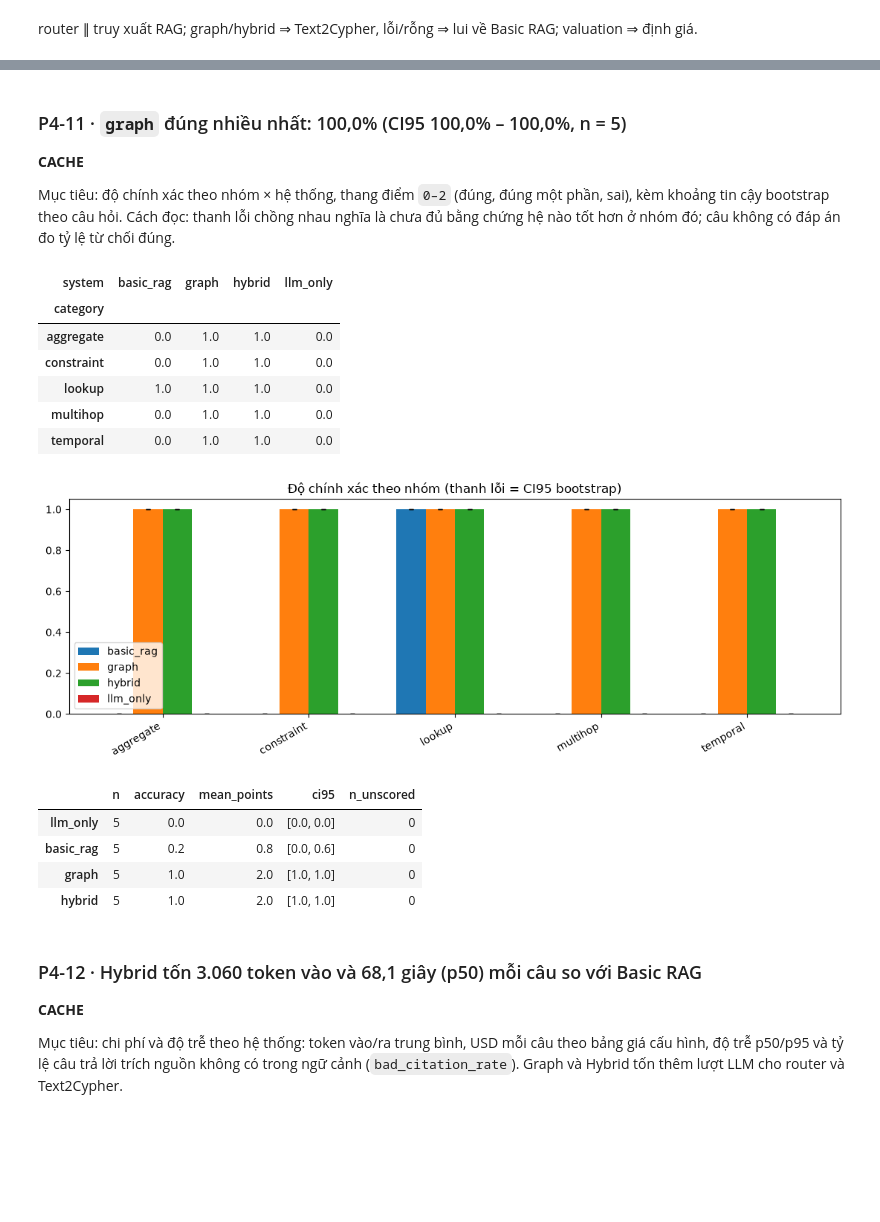
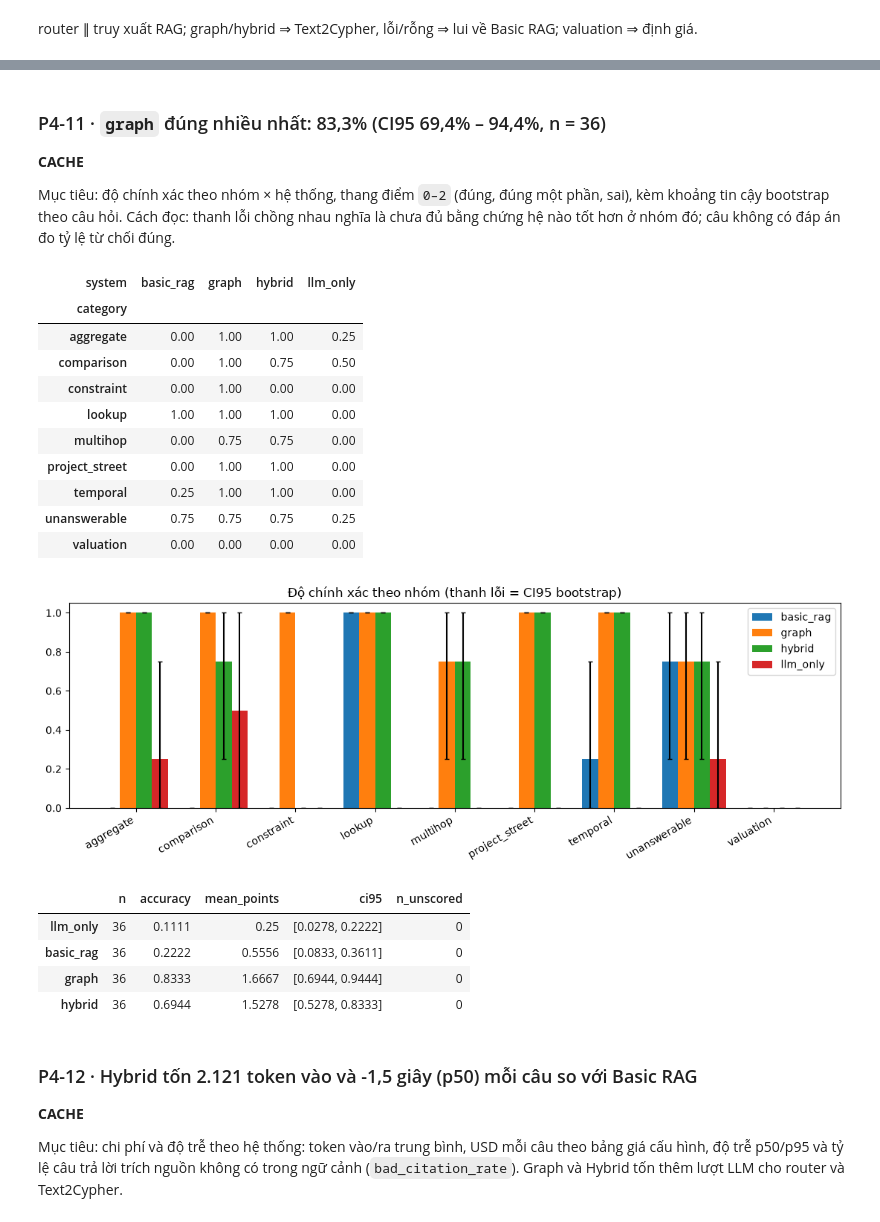
Before and after one commit to ngtukien/Vietnam-Real-Estates, a Jupyter notebook: notebooks/04_graphrag_eval.ipynb, the cells around one changed output, grey strips where cells are left out. Drawn from its saved outputs; the diff is of its cells as text; code cells hidden in the pictures; blank space fills up the shorter version.

```diff
--- a/notebooks/04_graphrag_eval.ipynb
+++ b/notebooks/04_graphrag_eval.ipynb
@@ -321,7 +319,7 @@ if d:
 | 2 | hybrid | 5 | 0 | 89973.9 | 5921.0 |
 | 3 | llm_only | 5 | 0 | 1724.2 | 163.8 |
 # %% [markdown]
-### P4-11 · `graph` đúng nhiều nhất: 100,0% (CI95 100,0% – 100,0%, n = 5)
+### P4-11 · `graph` đúng nhiều nhất: 83,3% (CI95 69,4% – 94,4%, n = 36)
 **CACHE**
 
 Mục tiêu: độ chính xác theo nhóm × hệ thống, thang điểm `0–2` (đúng, đúng một phần, sai), kèm khoảng tin cậy bootstrap theo câu hỏi.
@@ -329,42 +327,47 @@ Cách đọc: thanh lỗi chồng nhau nghĩa là chưa đủ bằng chứng h
 # %%
 # P4-11 · CACHE
 if summary is None:
     missing("`results/eval_summary.json`", "python scripts/vre_pipeline.py eval")
 else:
-    rows = [{"category": c, "system": s, **{k: v[k] for k in ("n", "accuracy", "mean_points")}, "lo": v["ci95"][0], "hi": v["ci95"][1]}
+    rows = [{"category": c, "system": s, **{k: v[k] for k in ("n", "accuracy", "mean_points")}, "lo": (v["ci95"] or [None, None])[0],
+             "hi": (v["ci95"] or [None, None])[1]}
             for c, by in summary["by_category"].items() for s, v in by.items()]
     cat = pd.DataFrame(rows)
     acc = cat.pivot(index="category", columns="system", values="accuracy")
     display(acc)
     width = 0.8 / acc.shape[1]
     fig, ax = plt.subplots(figsize=(11, 4))
     for i, s in enumerate(acc.columns):
         sub = cat[cat["system"] == s].set_index("category").reindex(acc.index)
         ax.bar(np.arange(len(acc)) + i * width, sub["accuracy"], width, yerr=[sub["accuracy"] - sub["lo"], sub["hi"] - sub["accuracy"]],
                capsize=2, label=s)
     ax.set_xticks(np.arange(len(acc)) + width * (acc.shape[1] - 1) / 2)
     ax.set_xticklabels(acc.index, rotation=30, ha="right")
     ax.set_title("Độ chính xác theo nhóm (thanh lỗi = CI95 bootstrap)")
     ax.legend()
     fig.tight_layout()
     plt.show()
     display(pd.DataFrame(summary["overall"]).T)
 # %% [output]
 | system | basic_rag | graph | hybrid | llm_only |
 | category |  |  |  |  |
-| aggregate | 0.0 | 1.0 | 1.0 | 0.0 |
-| constraint | 0.0 | 1.0 | 1.0 | 0.0 |
-| lookup | 1.0 | 1.0 | 1.0 | 0.0 |
-| multihop | 0.0 | 1.0 | 1.0 | 0.0 |
-| temporal | 0.0 | 1.0 | 1.0 | 0.0 |
+| aggregate | 0.00 | 1.00 | 1.00 | 0.25 |
+| comparison | 0.00 | 1.00 | 0.75 | 0.50 |
+| constraint | 0.00 | 1.00 | 0.00 | 0.00 |
+| lookup | 1.00 | 1.00 | 1.00 | 0.00 |
+| multihop | 0.00 | 0.75 | 0.75 | 0.00 |
+| project_street | 0.00 | 1.00 | 1.00 | 0.00 |
+| temporal | 0.25 | 1.00 | 1.00 | 0.00 |
+| unanswerable | 0.75 | 0.75 | 0.75 | 0.25 |
+| valuation | 0.00 | 0.00 | 0.00 | 0.00 |
-[figure, old version]
+[figure, new version]
 |  | n | accuracy | mean_points | ci95 | n_unscored |
-| llm_only | 5 | 0.0 | 0.0 | [0.0, 0.0] | 0 |
-| basic_rag | 5 | 0.2 | 0.8 | [0.0, 0.6] | 0 |
-| graph | 5 | 1.0 | 2.0 | [1.0, 1.0] | 0 |
-| hybrid | 5 | 1.0 | 2.0 | [1.0, 1.0] | 0 |
+| llm_only | 36 | 0.1111 | 0.25 | [0.0278, 0.2222] | 0 |
+| basic_rag | 36 | 0.2222 | 0.5556 | [0.0833, 0.3611] | 0 |
+| graph | 36 | 0.8333 | 1.6667 | [0.6944, 0.9444] | 0 |
+| hybrid | 36 | 0.6944 | 1.5278 | [0.5278, 0.8333] | 0 |
 # %% [markdown]
-### P4-12 · Hybrid tốn 3.060 token vào và 68,1 giây (p50) mỗi câu so với Basic RAG
+### P4-12 · Hybrid tốn 2.121 token vào và -1,5 giây (p50) mỗi câu so với Basic RAG
 **CACHE**
 
 Mục tiêu: chi phí và độ trễ theo hệ thống: token vào/ra trung bình, USD mỗi câu theo bảng giá cấu hình, độ trễ p50/p95 và tỷ lệ câu
```
Also changed, not shown: parts of 16 cells of this notebook, 24 other files.
